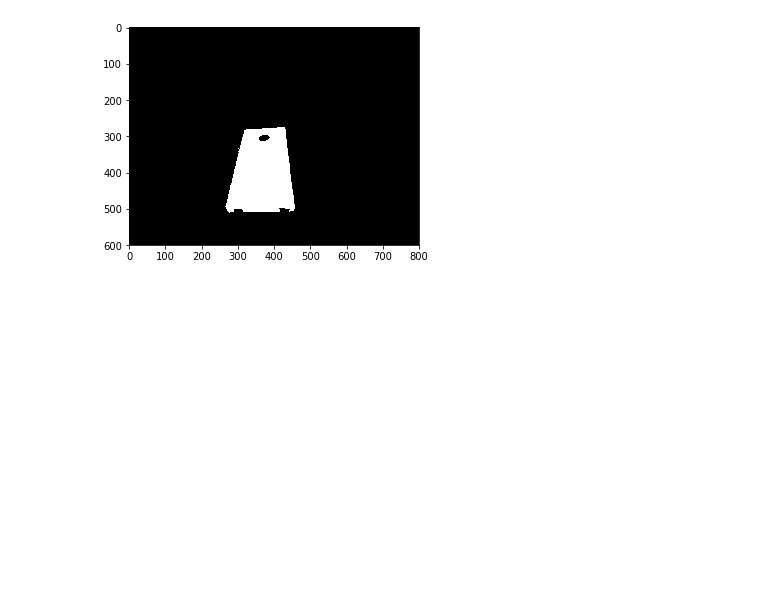
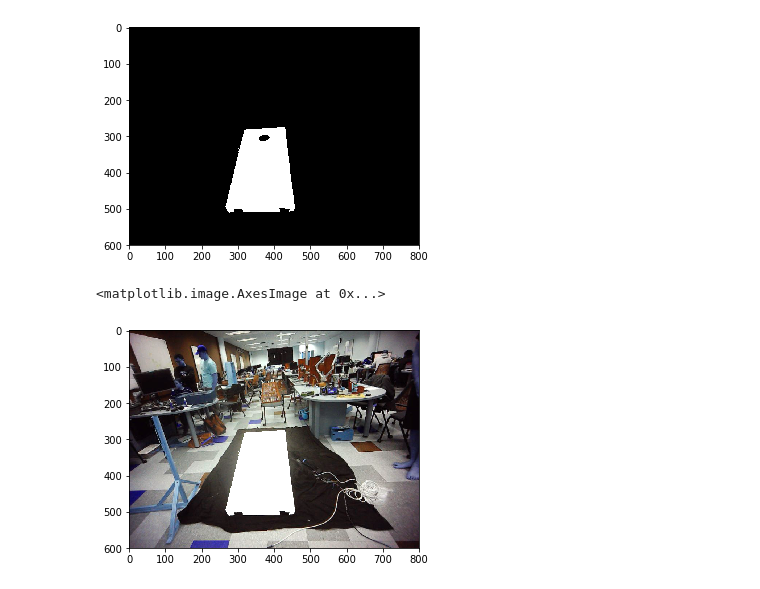
Before and after one commit to awlevin/cornhole-fiesta, a Jupyter notebook: opencv/NewestStable.ipynb, the cells around one changed output. Drawn from its saved outputs; the diff is of its cells as text; code cells hidden in the pictures; blank space fills up the shorter version.

```diff
--- a/opencv/NewestStable.ipynb
+++ b/opencv/NewestStable.ipynb
@@ -246,0 +236,14 @@ plt.imshow(img_w_bag)
+# %%
+board_w_bags_orig = cv.imread('newtestpics/tr1.png')
+
+#gray = cv2.cvtColor(board_w_bags_orig,cv2.COLOR_BGR2GRAY)               #---converting to gray
+#ret,thresh = cv.threshold(gray, 127,255,cv.THRESH_BINARY)
+#x = cv.bitwise_and(thresh,thresh,mask=mask)
+# board_w_bags = cv.drawContours(board_w_bags_orig.copy(), [board_cnt], 0, (255,255,255), cv.FILLED) # draw the contour of the board in the empty mask
+
+cv.drawContours(board_w_bags_orig, [hole_cnt, board_cnt], -1, (255,255,255), cv.FILLED)
+
+plt.imshow(board_w_bags_orig)
+# %% [output]
+<matplotlib.image.AxesImage at 0x...>
+[figure, added]
```
Also changed, not shown: parts of 2 cells of this notebook.
